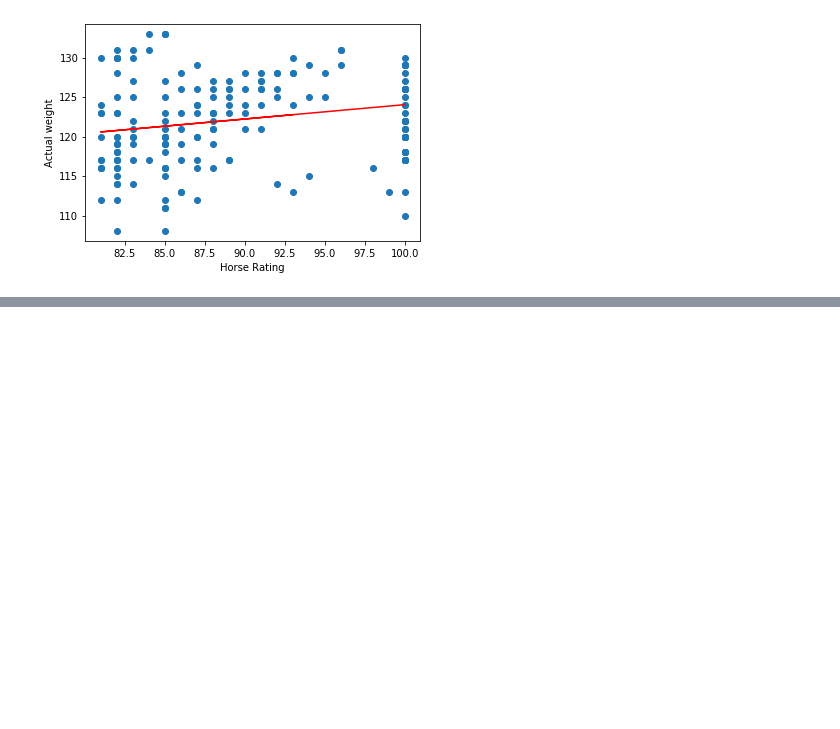
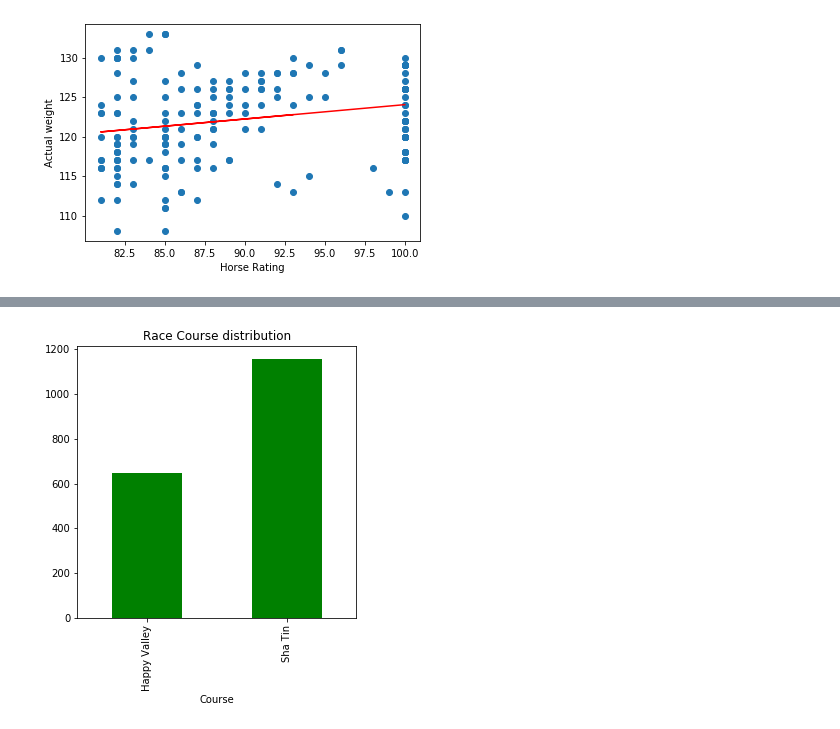
Before and after one commit to Mariovmtz/BootCamp_Project_1, a Jupyter notebook: horse_racing.ipynb, the cells around one changed output, grey strips where cells are left out. Cells and saved outputs as stored; diff of their text form; code cells hidden in the pictures; blank space fills up the shorter version.

```diff
--- a/horse_racing.ipynb
+++ b/horse_racing.ipynb
@@ -292,0 +449,11 @@ SpecificationError: nested renamer is not supported
+# %%
+def plotHistogramSize(df, ylabel, xlabel, title, xSize, ySize, color):
+    graph = df.plot(kind="bar", figsize=(xSize,ySize), color=color)
+    graph.set_ylabel = ylabel
+    graph.set_xlabel = xlabel
+    graph.set_title(title)
+# %%
+dist_df = final_df[["Race_id", "Date", "Course", "Race_no", "config",
+                    "surface", "Distance", "Surface_condition","Prize","Class",
+                    "Track", "Race_name", "track_condition", "race_class_y"
+                   ]].drop_duplicates()
@@ -292,0 +466,5 @@ SpecificationError: nested renamer is not supported
+# %%
+group_track = dist_df.groupby("Course").size()
+plotHistogramSize (group_track, "Number of races", "Course", "Race Course distribution", 5,5,"g")
+# %% [output]
+[figure, added]
```
Also changed, not shown: parts of 50 cells of this notebook.
